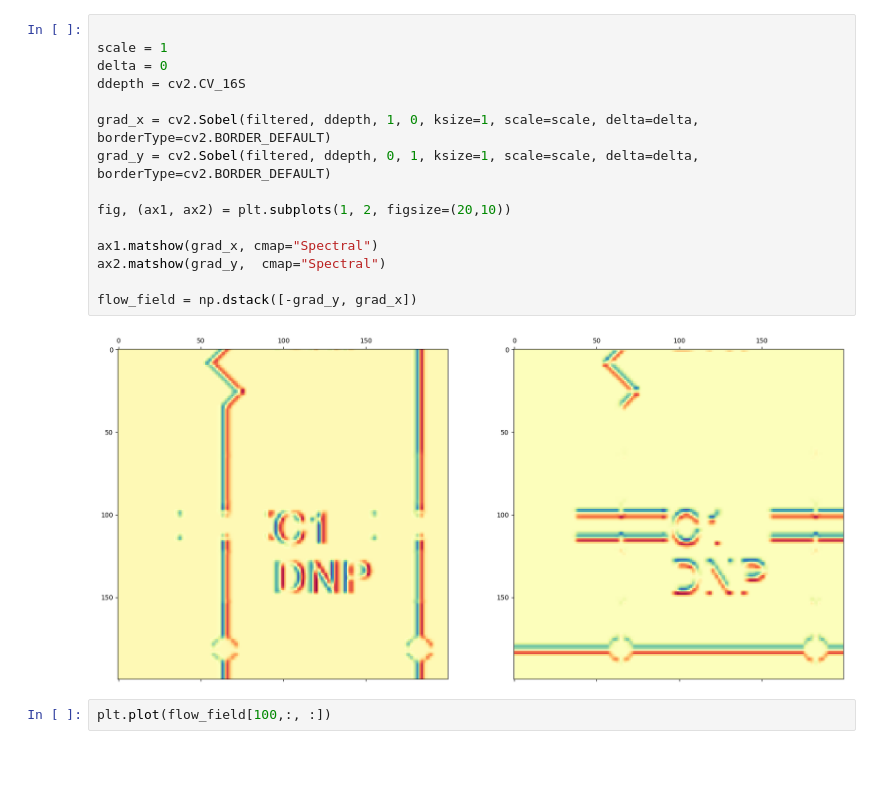
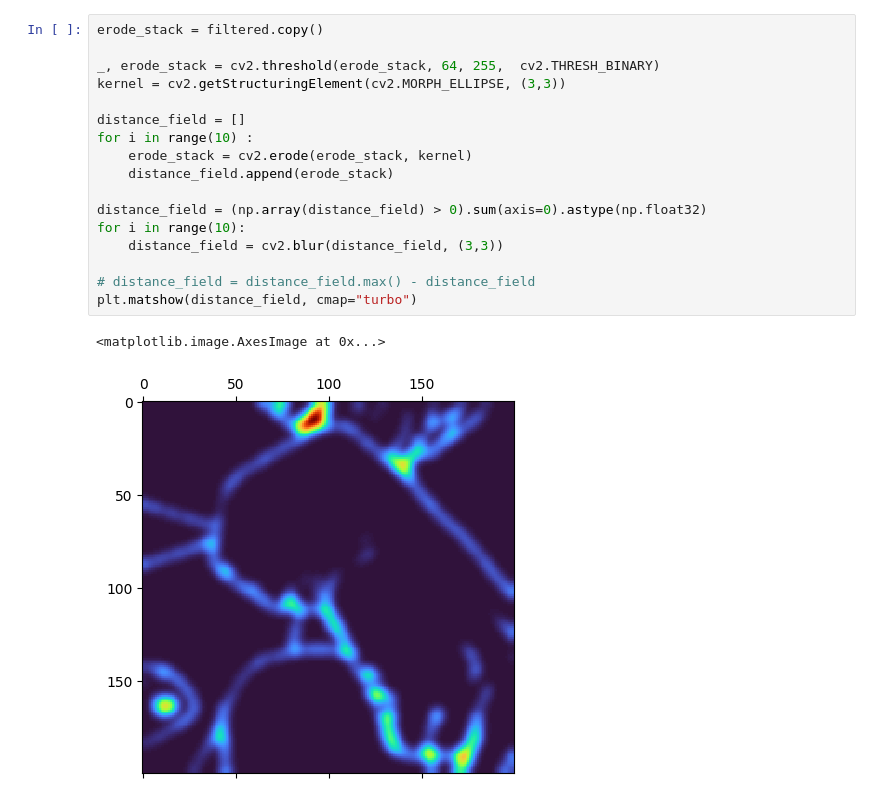
Before and after one commit to nshelton/drawing_generator, a Jupyter notebook: flowfield.ipynb, the cells around one changed output. Cells and saved outputs as stored; diff of their text form; blank space fills up the shorter version.

Commit message:
saving flow experiments before cleaning up

```diff
--- a/flowfield.ipynb
+++ b/flowfield.ipynb
@@ -50,19 +53,20 @@ plt.matshow(filtered)
-# %%
-
-scale = 1
-delta = 0
-ddepth = cv2.CV_16S
-
-grad_x = cv2.Sobel(filtered, ddepth, 1, 0, ksize=1, scale=scale, delta=delta, borderType=cv2.BORDER_DEFAULT)
-grad_y = cv2.Sobel(filtered, ddepth, 0, 1, ksize=1, scale=scale, delta=delta, borderType=cv2.BORDER_DEFAULT)
-
-fig, (ax1, ax2) = plt.subplots(1, 2, figsize=(20,10))
-
-ax1.matshow(grad_x, cmap="Spectral")
-ax2.matshow(grad_y,  cmap="Spectral")
-
-flow_field = np.dstack([-grad_y, grad_x])
-# %% [output]
-[figure, removed]
-# %%
-plt.plot(flow_field[100,:, :])
+# %%
+erode_stack = filtered.copy()
+
+_, erode_stack = cv2.threshold(erode_stack, 64, 255,  cv2.THRESH_BINARY)
+kernel = cv2.getStructuringElement(cv2.MORPH_ELLIPSE, (3,3))
+
+distance_field = []
+for i in range(10) :
+    erode_stack = cv2.erode(erode_stack, kernel)
+    distance_field.append(erode_stack)
+
+distance_field = (np.array(distance_field) > 0).sum(axis=0).astype(np.float32)
+for i in range(10):
+    distance_field = cv2.blur(distance_field, (3,3))
+
+# distance_field = distance_field.max() - distance_field
+plt.matshow(distance_field, cmap="turbo")
+# %% [output]
+<matplotlib.image.AxesImage at 0x...>
+[figure, added]
```
Also changed, not shown: parts of 14 cells of this notebook, 5 other files.
